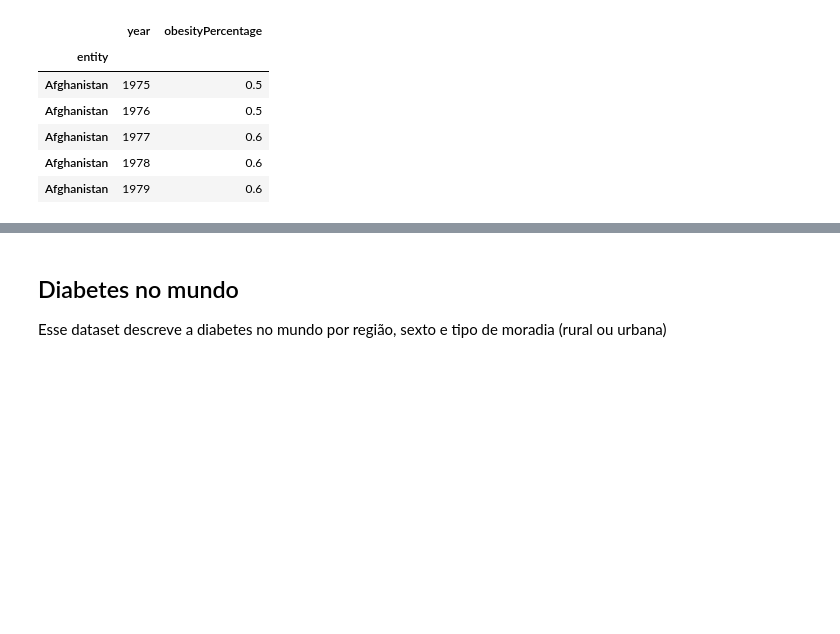
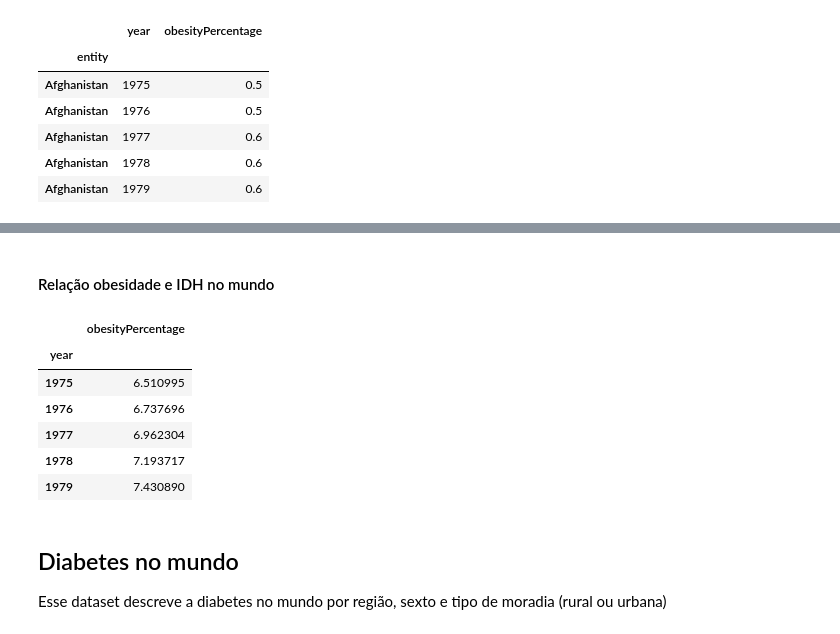
Before and after one commit to if1015-datascience-ufpe/2018-2-projeto-follow-up, a Jupyter notebook: src/Follow UP.ipynb, the cells around one changed output, grey strips where cells are left out. Saved outputs shown, nothing was run; the diff lists cells and outputs as text; code cells hidden in the pictures; blank space fills up the shorter version.

```diff
--- a/src/Follow UP.ipynb
+++ b/src/Follow UP.ipynb
@@ -79,3 +80,16 @@ relationObesityIdhByCountry('Afghanistan').head()
+# %% [markdown]
+#### Relação obesidade e IDH no mundo
+# %%
+worldMeanObesityPercentageByYear = worldObesity.groupby(['year'])['obesityPercentage'].mean().to_frame()
+worldMeanObesityPercentageByYear.head()
+# %% [output]
+|  | obesityPercentage |
+| year |  |
+| 1975 | 6.510995 |
+| 1976 | 6.737696 |
+| 1977 | 6.962304 |
+| 1978 | 7.193717 |
+| 1979 | 7.430890 |
 # %% [markdown]
 ## Diabetes no mundo
 Esse dataset descreve a diabetes no mundo por região, sexto e tipo de moradia (rural ou urbana)
```
Also changed, not shown: parts of 2 cells of this notebook.
